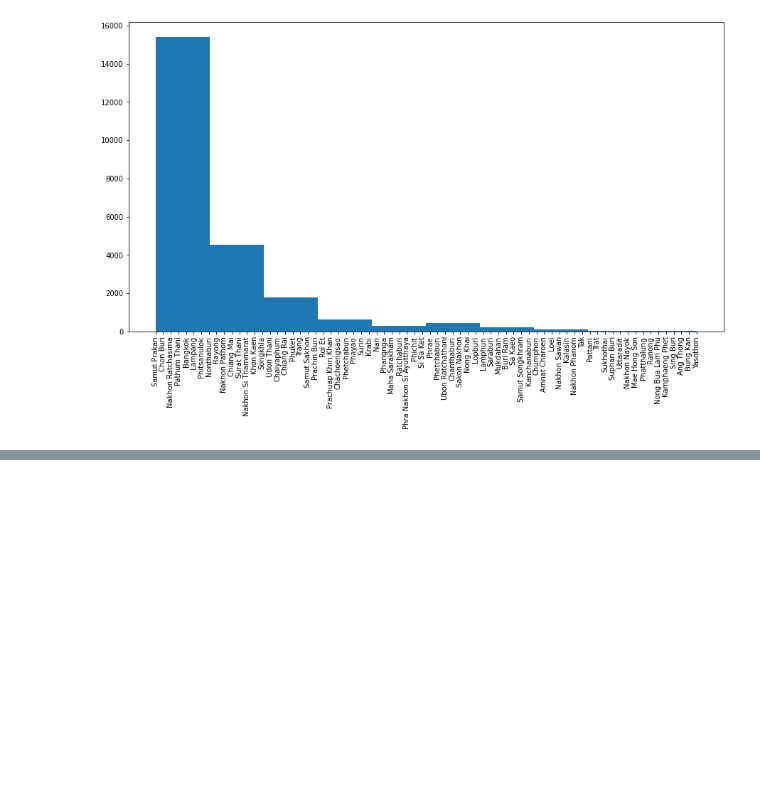
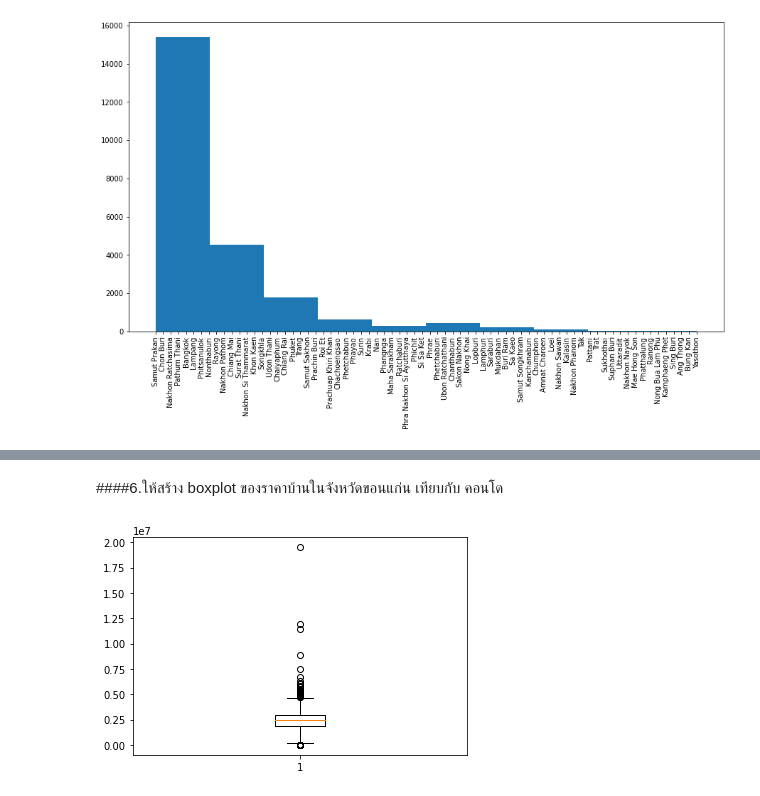
Before and after one commit to rattapornsupama/DPDM65, a Jupyter notebook: Pandas101ipynb.ipynb, the cells around one changed output, grey strips where cells are left out. Saved outputs shown, nothing was run; the diff lists cells and outputs as text; code cells hidden in the pictures; blank space fills up the shorter version.

```diff
--- a/Pandas101ipynb.ipynb
+++ b/Pandas101ipynb.ipynb
@@ -176,0 +624,8 @@ plt.xticks(rotation='vertical');                                         # ห
+# %% [markdown]
+####6.ให้สร้าง boxplot ของราคาบ้านในจังหวัดขอนแก่น เทียบกับ คอนโด
+# %%
+project_df2kkh=project_df2[(project_df2['province_name_th']=='ขอนแก่น')  & (project_df2['propertytype_name_th']=='บ้าน')]
+# %%
+bp1 = plt.boxplot(project_df2kkh['price_min'].dropna())
+# %% [output]
+[figure, added]
```
Also changed, not shown: parts of 79 cells of this notebook.
